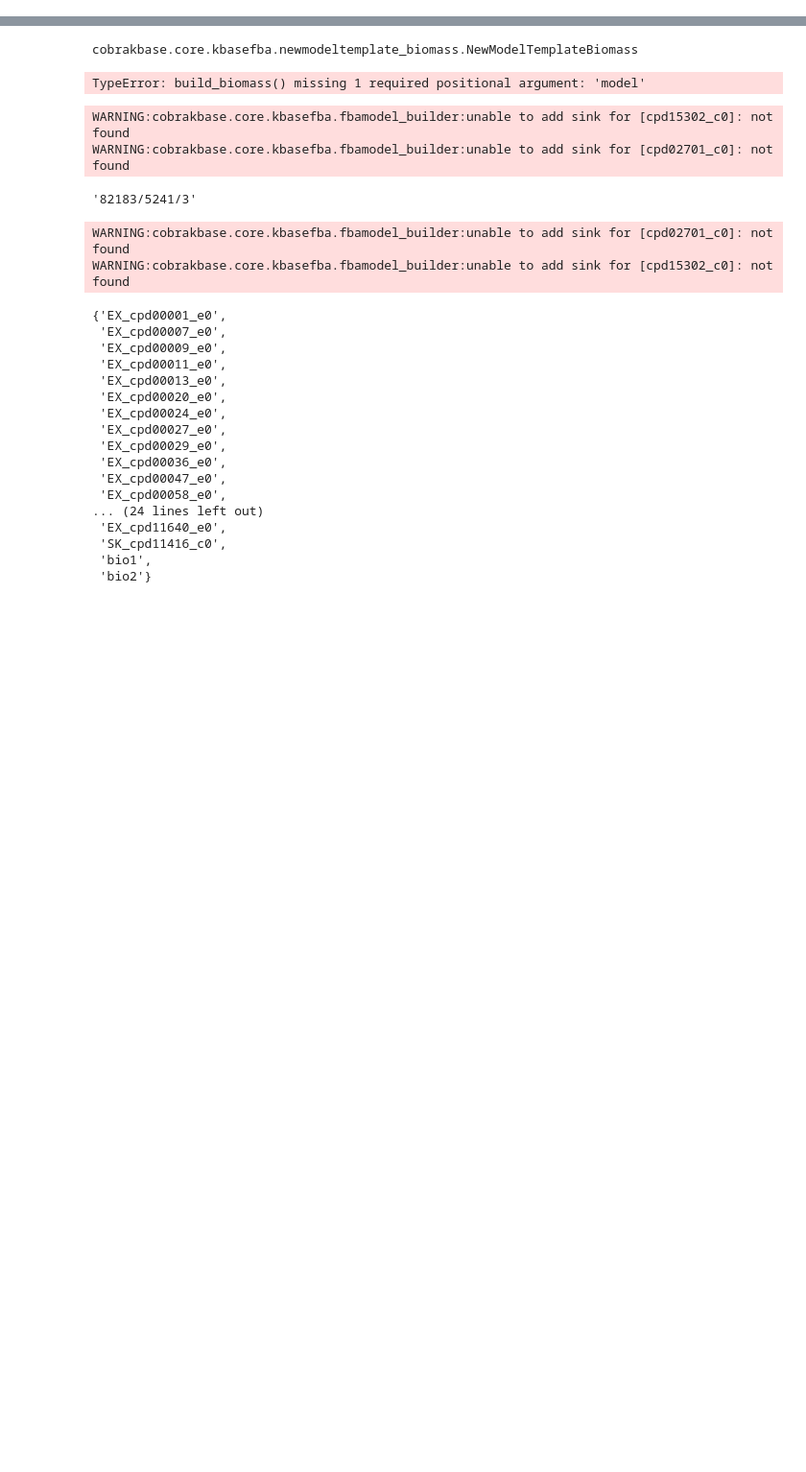
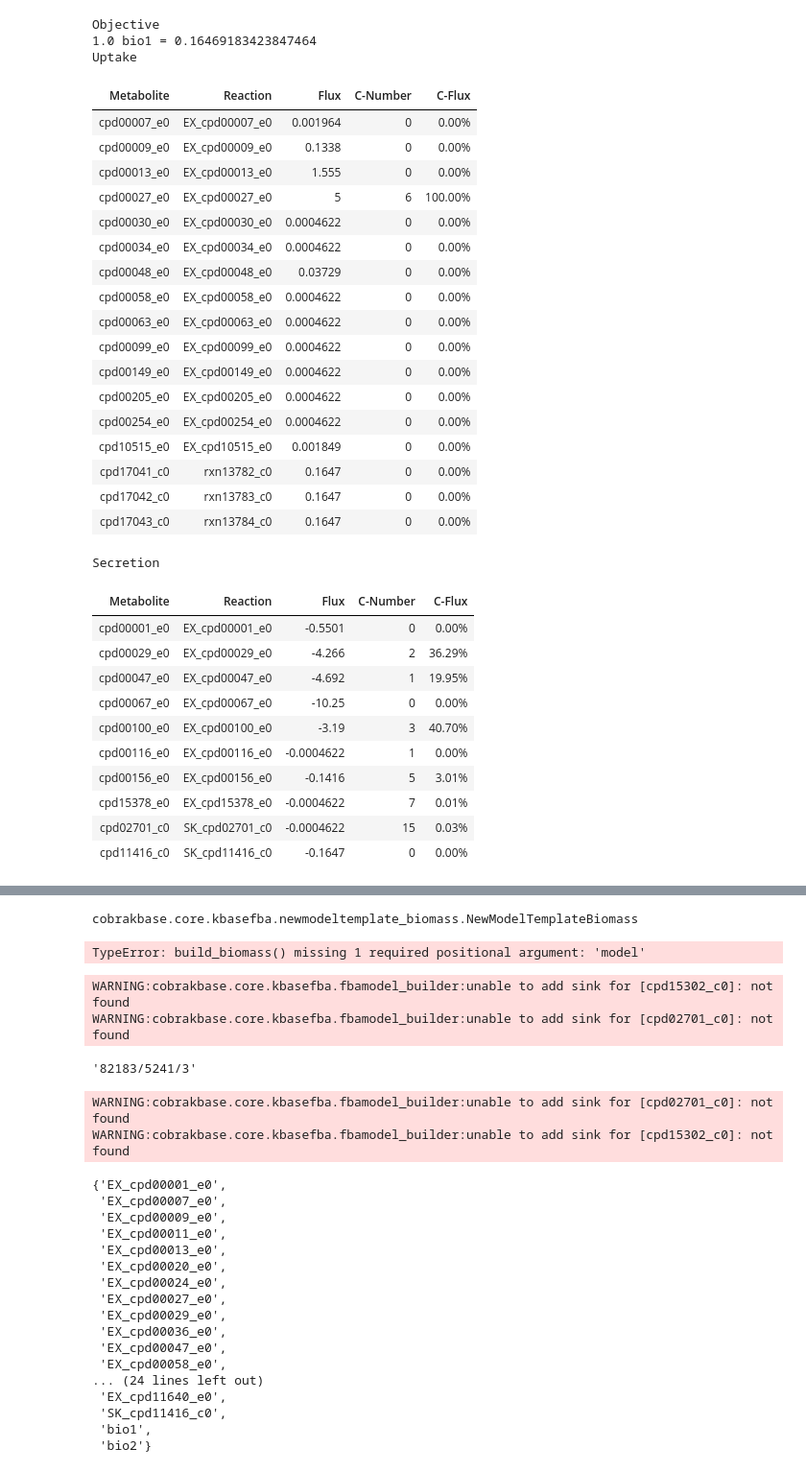
Before and after one commit to Fxe/cobrakbase, a Jupyter notebook: examples/ModelSEED/ModelReconstruction.ipynb, the cells around one changed output, grey strips where cells are left out. Shown at 96% size. Cells and saved outputs as stored; diff of their text form; code cells hidden in the pictures; blank space fills up the shorter version.

```diff
--- a/examples/ModelSEED/ModelReconstruction.ipynb
+++ b/examples/ModelSEED/ModelReconstruction.ipynb
@@ -8,2 +13,5 @@ cobrakbase 0.3.1
 # %%
 kbase = cobrakbase.KBaseAPI()
+# %%
+model = kbase.get_from_ws('GCF_000005845.2.mdl.gf_GMM', 12218)
+model
@@ -9,0 +29,3 @@ kbase = cobrakbase.KBaseAPI()
+# %%
+media = kbase.get_from_ws('Carbon-D-Glucose', 12218)
+media
@@ -9,0 +39,2 @@ kbase = cobrakbase.KBaseAPI()
+# %%
+model.medium = media
@@ -9,0 +63,36 @@ kbase = cobrakbase.KBaseAPI()
+# %%
+model.summary()
+# %% [output]
+Objective
+1.0 bio1 = 0.16469183423847464
+Uptake
+| Metabolite | Reaction | Flux | C-Number | C-Flux |
+| cpd00007_e0 | EX_cpd00007_e0 | 0.001964 | 0 | 0.00% |
+| cpd00009_e0 | EX_cpd00009_e0 | 0.1338 | 0 | 0.00% |
+| cpd00013_e0 | EX_cpd00013_e0 | 1.555 | 0 | 0.00% |
+| cpd00027_e0 | EX_cpd00027_e0 | 5 | 6 | 100.00% |
+| cpd00030_e0 | EX_cpd00030_e0 | 0.0004622 | 0 | 0.00% |
+| cpd00034_e0 | EX_cpd00034_e0 | 0.0004622 | 0 | 0.00% |
+| cpd00048_e0 | EX_cpd00048_e0 | 0.03729 | 0 | 0.00% |
+| cpd00058_e0 | EX_cpd00058_e0 | 0.0004622 | 0 | 0.00% |
+| cpd00063_e0 | EX_cpd00063_e0 | 0.0004622 | 0 | 0.00% |
+| cpd00099_e0 | EX_cpd00099_e0 | 0.0004622 | 0 | 0.00% |
+| cpd00149_e0 | EX_cpd00149_e0 | 0.0004622 | 0 | 0.00% |
+| cpd00205_e0 | EX_cpd00205_e0 | 0.0004622 | 0 | 0.00% |
+| cpd00254_e0 | EX_cpd00254_e0 | 0.0004622 | 0 | 0.00% |
+| cpd10515_e0 | EX_cpd10515_e0 | 0.001849 | 0 | 0.00% |
+| cpd17041_c0 | rxn13782_c0 | 0.1647 | 0 | 0.00% |
+| cpd17042_c0 | rxn13783_c0 | 0.1647 | 0 | 0.00% |
+| cpd17043_c0 | rxn13784_c0 | 0.1647 | 0 | 0.00% |
+Secretion
+| Metabolite | Reaction | Flux | C-Number | C-Flux |
+| cpd00001_e0 | EX_cpd00001_e0 | -0.5501 | 0 | 0.00% |
+| cpd00029_e0 | EX_cpd00029_e0 | -4.266 | 2 | 36.29% |
+| cpd00047_e0 | EX_cpd00047_e0 | -4.692 | 1 | 19.95% |
+| cpd00067_e0 | EX_cpd00067_e0 | -10.25 | 0 | 0.00% |
+| cpd00100_e0 | EX_cpd00100_e0 | -3.19 | 3 | 40.70% |
+| cpd00116_e0 | EX_cpd00116_e0 | -0.0004622 | 1 | 0.00% |
+| cpd00156_e0 | EX_cpd00156_e0 | -0.1416 | 5 | 3.01% |
+| cpd15378_e0 | EX_cpd15378_e0 | -0.0004622 | 7 | 0.01% |
+| cpd02701_c0 | SK_cpd02701_c0 | -0.0004622 | 15 | 0.03% |
+| cpd11416_c0 | SK_cpd11416_c0 | -0.1647 | 0 | 0.00% |
```
Also changed, not shown: parts of 25 cells of this notebook, 5 other files.
